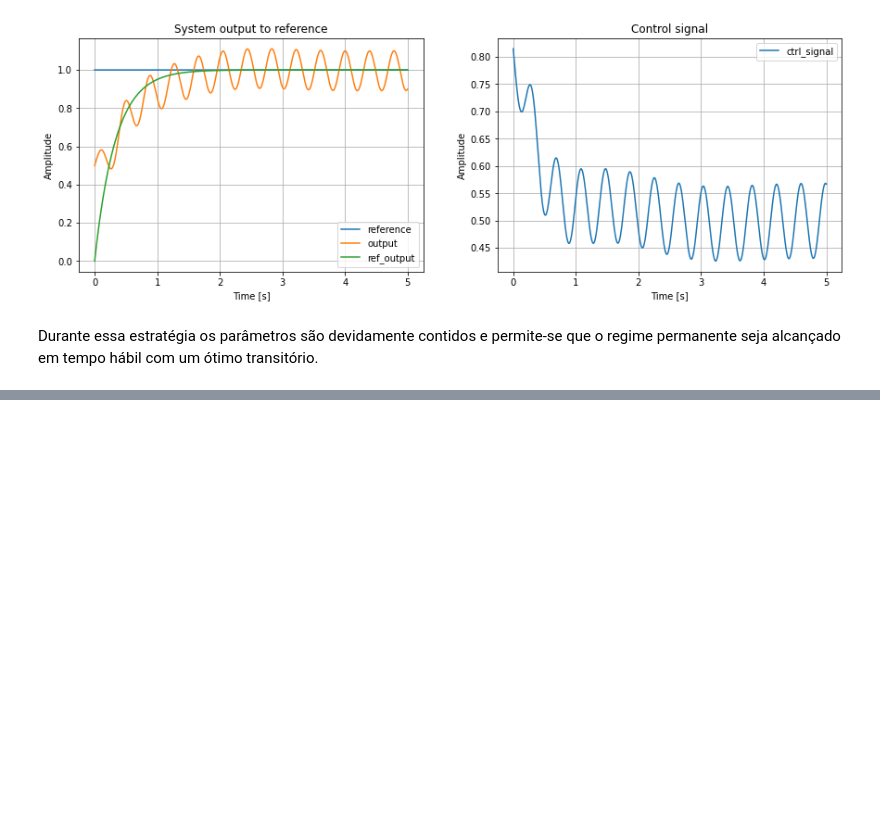
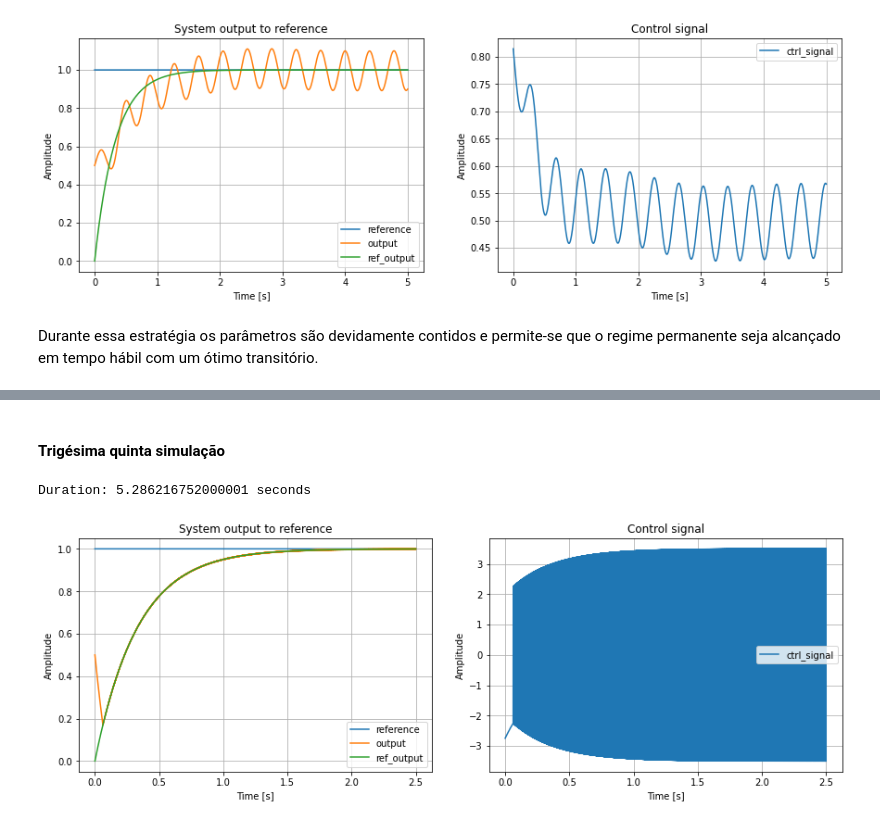
Before and after one commit to Lwao/simulations-in-robust-adaptive-control, a Jupyter notebook: Simulações em Controle Adaptativo Robusto.ipynb, the cells around one changed output, grey strips where cells are left out. Saved outputs shown, nothing was run; the diff lists cells and outputs as text; code cells hidden in the pictures; blank space fills up the shorter version.

```diff
--- a/Simulações em Controle Adaptativo Robusto.ipynb
+++ b/Simulações em Controle Adaptativo Robusto.ipynb
@@ -1799,0 +1986,22 @@ Durante essa estratégia os parâmetros são devidamente contidos e permite-se q
+# %% [markdown]
+#### Trigésima quinta simulação
+# %%
+# Trigésima quinta simulação
+
+start = time.process_time()
+
+tend = 2.5 # seconds
+const = Source(name='Source', h=h, amplitude=lambda t:1)
+nomPlant.reset(initial_conditions=[0.5])
+refPlant.reset(initial_conditions=[0])
+multiplier_ctrl = Multiply(name='AdaptiveController', number_inputs=2)
+estimator = EstimatorVSMRAC(name='Estimator',
+                            theta_bar = [1.5,2],
+                            adaptation_law = 'compact')
+
+
+sim_nominal_reduced(h, tend, const, nomPlant, refPlant, multiplier_ctrl, estimator)
+print('Duration: ' + str(time.process_time()-start) + ' seconds')
+# %% [output]
+Duration: 5.286216752000001 seconds
+[figure, added]
```
Also changed, not shown: parts of 28 cells of this notebook, 1 other file.
